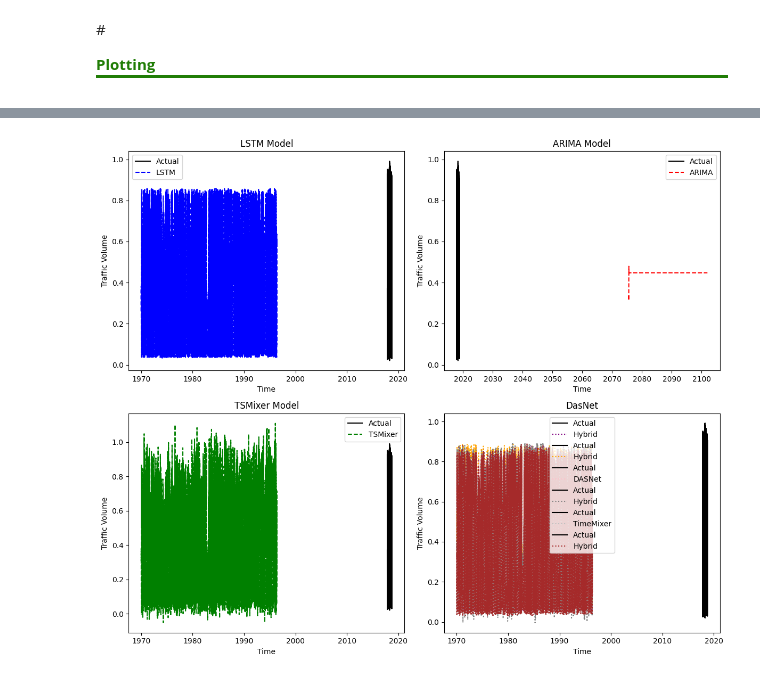
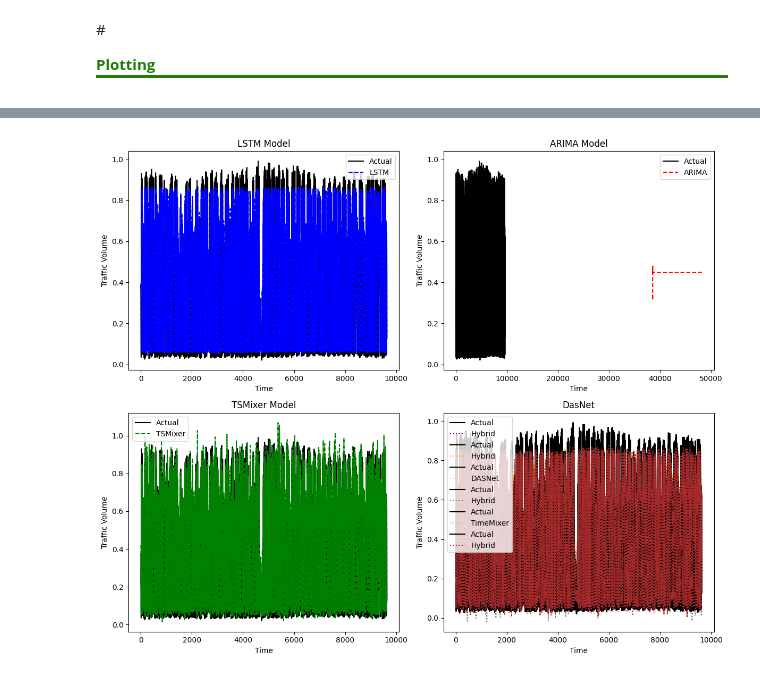
Before and after one commit to dr-mushtaq/Research-Work, a Jupyter notebook: Traffic_Prediction_System_2.ipynb, the cells around one changed output, grey strips where cells are left out. Saved outputs shown, nothing was run; the diff lists cells and outputs as text; code cells hidden in the pictures.

```diff
--- a/Traffic_Prediction_System_2.ipynb
+++ b/Traffic_Prediction_System_2.ipynb
@@ -894,54 +898,54 @@ plt.show()
 # %%
 fig, axes = plt.subplots(2, 2, figsize=(12, 10))
 
-axes[0, 0].plot(y_test, label="Actual", color='black')
+axes[0, 0].plot(y_test_actual_inv, label="Actual", color='black')
 axes[0, 0].plot(y_pred_lstm, label="LSTM", linestyle='dashed', color='blue')
 axes[0, 0].set_title("LSTM Model")
 
-axes[0, 1].plot(y_test, label="Actual", color='black')
+axes[0, 1].plot(y_test_actual_inv, label="Actual", color='black')
 axes[0, 1].plot(y_pred_arima, label="ARIMA", linestyle='dashed', color='red')
 axes[0, 1].set_title("ARIMA Model")
 
-axes[1, 0].plot(y_test, label="Actual", color='black')
+axes[1, 0].plot(y_test_actual_inv, label="Actual", color='black')
 axes[1, 0].plot(y_pred_tsmixer, label="TSMixer", linestyle='dashed', color='green')
 axes[1, 0].set_title("TSMixer Model")
 
-axes[1, 1].plot(y_test, label="Actual", color='black')
+axes[1, 1].plot(y_test_actual_inv, label="Actual", color='black')
 axes[1, 1].plot(y_test_pred, label="Hybrid", linestyle='dotted', color='purple')
 axes[1, 1].set_title("Hybrid TSMixer-LSTM")
 
-axes[1, 1].plot(y_test, label="Actual", color='black')
+axes[1, 1].plot(y_test_actual_inv, label="Actual", color='black')
 axes[1, 1].plot(y_pred_knn_lstm, label="Hybrid", linestyle='dotted', color='orange')
 axes[1, 1].set_title("KNN LTM")
 
-axes[1, 1].plot(y_test, label="Actual", color='black')
+axes[1, 1].plot(y_test_actual_inv, label="Actual", color='black')
 axes[1, 1].plot(y_pred_actual_Dasnet, label="DASNet", linestyle='dotted', color='pink')
 axes[1, 1].set_title("DasNet")
 
 
-axes[1, 1].plot(y_test, label="Actual", color='black')
+axes[1, 1].plot(y_test_actual_inv, label="Actual", color='black')
 axes[1, 1].plot(y_pred_Dasnet_LSTM, label="Hybrid", linestyle='dotted', color='grey')
 axes[1, 1].set_title("DasNet")
 
-axes[1, 1].plot(y_test, label="Actual", color='black')
+axes[1, 1].plot(y_test_actual_inv, label="Actual", color='black')
 axes[1, 1].plot(y_pred_TimeMixer, label="TimeMixer", linestyle='dotted', color='silver')
 axes[1, 1].set_title("TimeMixer")
-axes[1, 1].plot(y_test, label="Actual", color='black')
+axes[1, 1].plot(y_test_actual_inv, label="Actual", color='black')
 axes[1, 1].plot(y_pred_TimeMixer_LSTM, label="Hybrid", linestyle='dotted', color='brown')
 axes[1, 1].set_title("DasNet")
 
 
 
 
 for ax in axes.flat:
     ax.legend()
     ax.set_xlabel("Time")
     ax.set_ylabel("Traffic Volume")
 
 plt.tight_layout()
 plt.show()
 # %% [output]
-[figure, old version]
+[figure, new version]
 # %%
 plt.figure(figsize=(4, 4))
 plt.scatter(y_test, y_pred_tsmixer, alpha=0.5, label="TSMixer", color='red')
```
Also changed, not shown: parts of 13 cells of this notebook.
